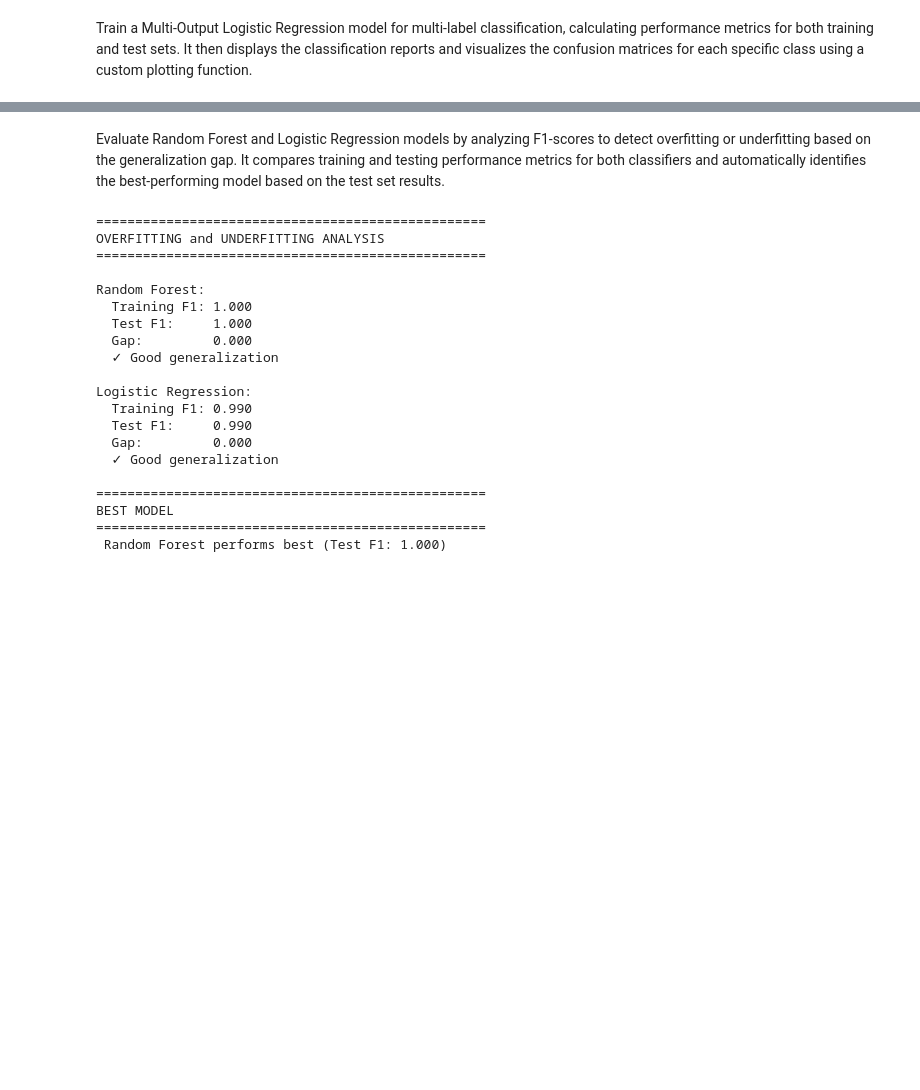
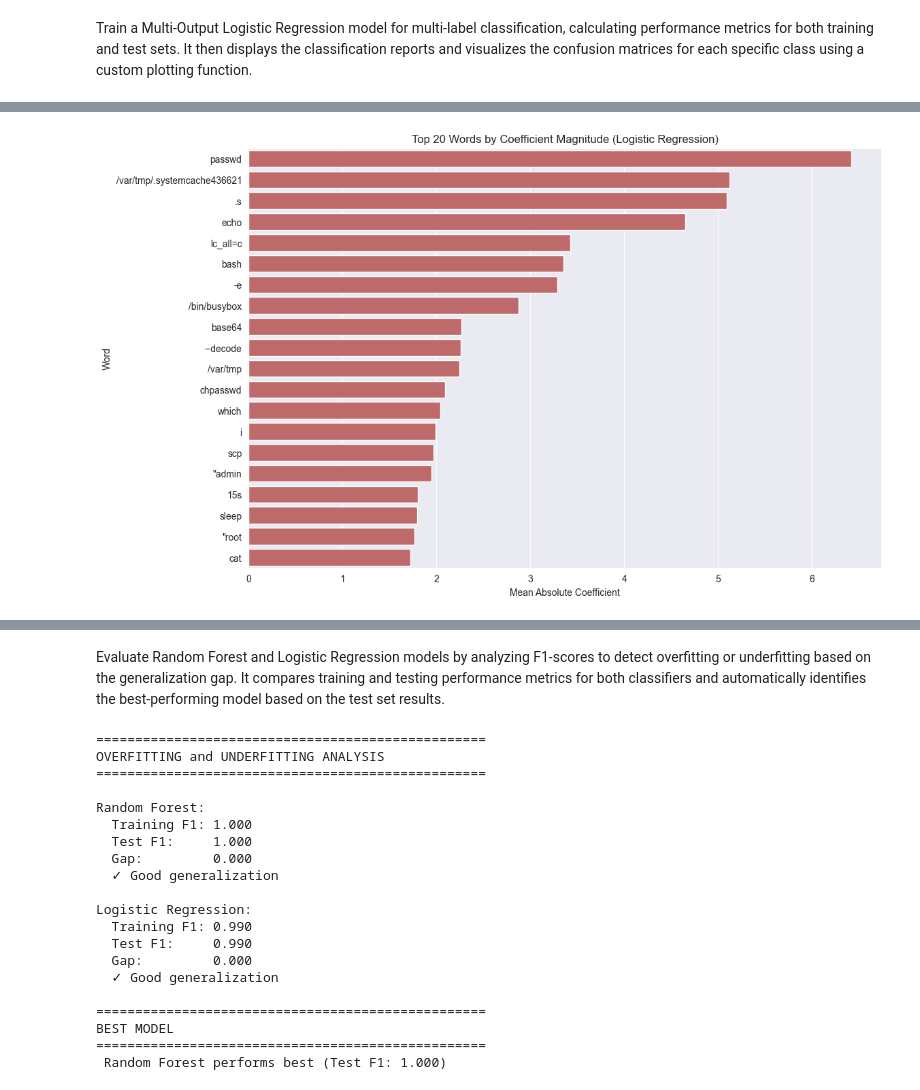
Before and after one commit to SteLib/ML-ssh-session-classifier, a Jupyter notebook: section_2_supervised_learning.ipynb, the cells around one changed output, grey strips where cells are left out. Drawn from its saved outputs; the diff is of its cells as text; code cells hidden in the pictures; blank space fills up the shorter version.

```diff
--- a/section_2_supervised_learning.ipynb
+++ b/section_2_supervised_learning.ipynb
@@ -278,0 +374,84 @@ weighted avg       1.00      0.99      0.99    111513
+# %%
+import pandas as pd
+import seaborn as sns
+import matplotlib.pyplot as plt
+import joblib as jl
+import numpy as np
+
+print("\n--- LEARNED RULES ANALYSIS (Logistic Regression Coefficients) ---")
+
+try:
+    # 1. Load the dictionary from Section 1 (if not already in memory)
+    if 'tfidf_vectorizer' not in locals():
+        try:
+            tfidf_vectorizer = jl.load('tfidf_vectorizer.pkl')
+            print("Vectorizer loaded from file.")
+        except FileNotFoundError:
+             print("WARNING: 'tfidf_vectorizer.pkl' not found. Make sure you saved it in Section 1.")
+             raise
+
+    # 2. Retrieve feature names (words)
+    feature_names = tfidf_vectorizer.get_feature_names_out()
+
+    # 3. Extract Feature Importance from Logistic Regression
+    # Since we use MultiOutputClassifier, we have a list of estimators (one per label)
+    # We calculate the mean absolute coefficient across all estimators to find globally important words
+    try:
+        # Stack coefficients from all estimators: shape (n_classes, n_features)
+        all_coefs = np.array([est.coef_.flatten() for est in lr_model.estimators_])
+        # Calculate mean absolute importance
+        importances = np.mean(np.abs(all_coefs), axis=0)
+    except AttributeError:
+        print("Error: Could not access coefficients. Make sure 'lr_model' is trained.")
+        raise
+
+    # 4. Create a DataFrame for the Top 20 words
+    feature_imp_df = pd.DataFrame({
+        'word': feature_names,
+        'importance': importances
+    }).sort_values(by='importance', ascending=False).head(20)
+
+    print("\nTop 20 most decisive words for the model (Mean Abs Coefficient):")
+    print(feature_imp_df)
+
+    # 5. Plot (Single color)
+    plt.figure(figsize=(12, 8))
+    sns.barplot(
+        x='importance',
+        y='word',
+        data=feature_imp_df,
+        color='indianred'  # Using a different single color to distinguish from RF
+    )
+    plt.title('Top 20 Words by Coefficient Magnitude (Logistic Regression)')
+    plt.xlabel('Mean Absolute Coefficient')
+    plt.ylabel('Word')
+    plt.show()
+
+    # 6. DATA LEAKAGE CHECK (Suspicious words)
+    suspicious_words = [
+        'persistence',
+        'discovery',
+        'evasion',
+        'defense',
+        'execution',
+        'impact',
+        'harmless',
+        'other'
+    ]
+
+    print("\n--- DATA LEAKAGE CHECK (Forbidden words in text) ---")
+    found_leak = False
+    for word in suspicious_words:
+        if word in feature_names:
+            print(f"WARNING: The word '{word}' is present in the text features! (Potential Leakage)")
+            found_leak = True
+        else:
+            # Optional: comment out to reduce verbosity
+            print(f"OK: The word '{word}' is not a relevant feature.")
+
+    if not found_leak:
+        print("\nEXCELLENT: No target labels were found in the text features.")
+
+except Exception as e:
+    print(f"Error during analysis: {e}")
+# %% [output]
@@ -278,0 +475 @@ weighted avg       1.00      0.99      0.99    111513
+[figure, added]
```
Also changed, not shown: parts of 15 cells of this notebook, 1 other file.
